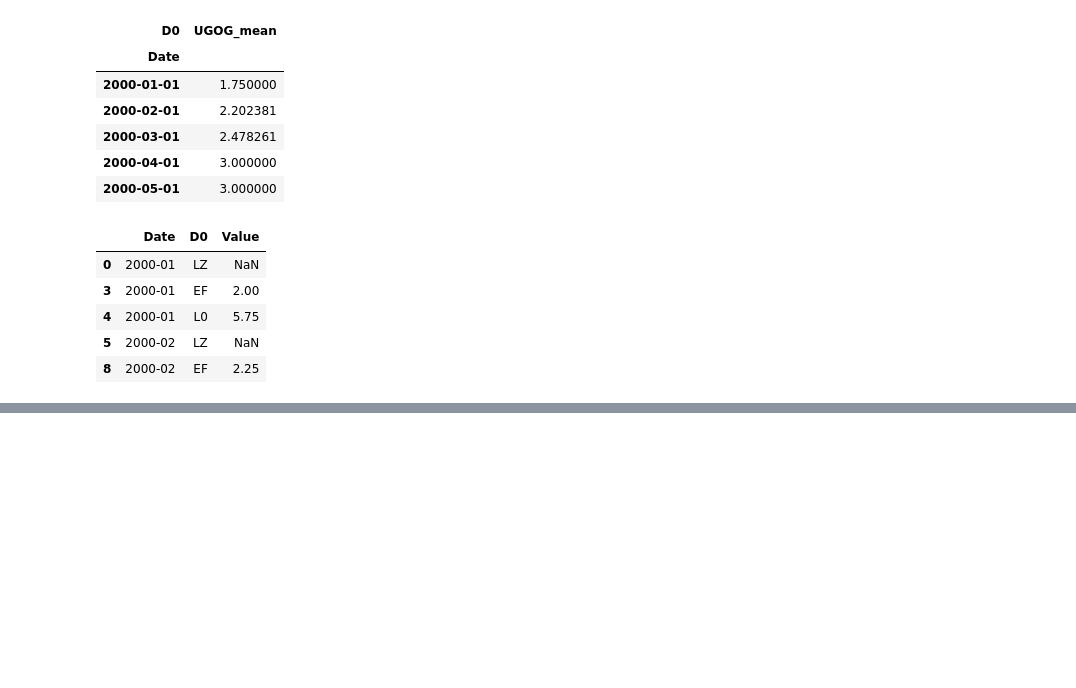
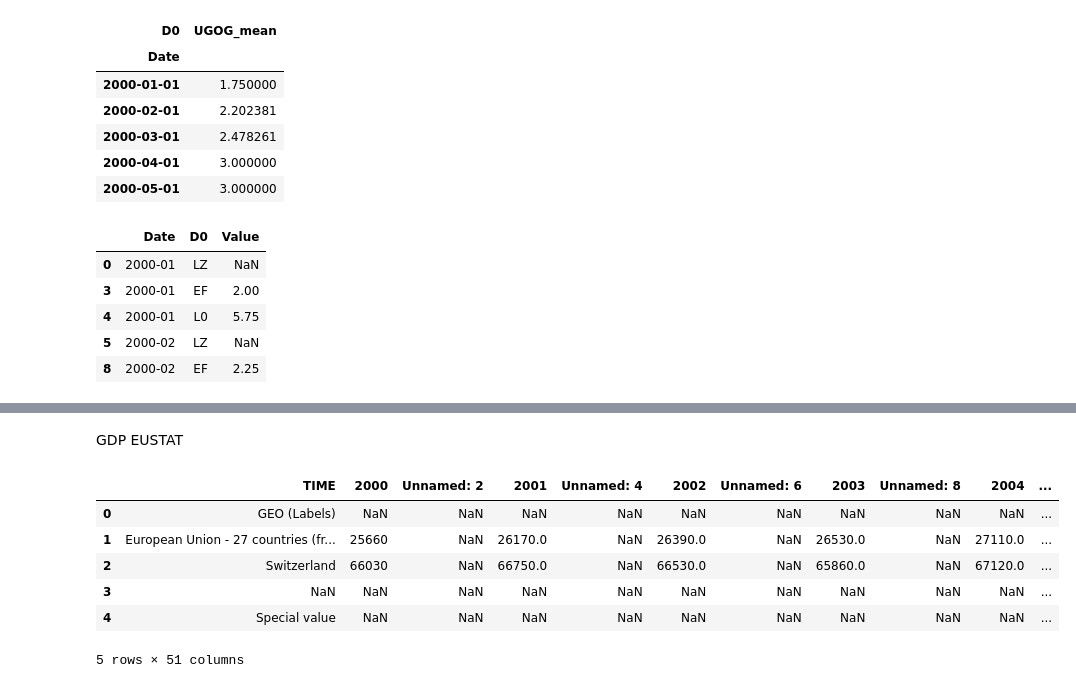
Before and after one commit to NathaFerrari/dataviz_project, a Jupyter notebook: assets/dataviz/scripts/MergeSwitzerlandEconomicsIndex.ipynb, the cells around one changed output, grey strips where cells are left out. Drawn from its saved outputs; the diff is of its cells as text; code cells hidden in the pictures; blank space fills up the shorter version.

```diff
--- a/assets/dataviz/scripts/MergeSwitzerlandEconomicsIndex.ipynb
+++ b/assets/dataviz/scripts/MergeSwitzerlandEconomicsIndex.ipynb
@@ -216,0 +246,13 @@ out.head()
+# %% [markdown]
+GDP EUSTAT
+# %%
+df_gdp_eu = pd.read_excel("../DataSets/gdp_eustat.xlsx", skiprows=8)
+df_gdp_eu.head()
+# %% [output]
+|  | TIME | 2000 | Unnamed: 2 | 2001 | Unnamed: 4 | 2002 | Unnamed: 6 | 2003 | Unnamed: 8 | 2004 | ... |
+| 0 | GEO (Labels) | NaN | NaN | NaN | NaN | NaN | NaN | NaN | NaN | NaN | ... |
+| 1 | European Union - 27 countries (fr... | 25660 | NaN | 26170.0 | NaN | 26390.0 | NaN | 26530.0 | NaN | 27110.0 | ... |
+| 2 | Switzerland | 66030 | NaN | 66750.0 | NaN | 66530.0 | NaN | 65860.0 | NaN | 67120.0 | ... |
+| 3 | NaN | NaN | NaN | NaN | NaN | NaN | NaN | NaN | NaN | NaN | ... |
+| 4 | Special value | NaN | NaN | NaN | NaN | NaN | NaN | NaN | NaN | NaN | ... |
+5 rows × 51 columns
```
Also changed, not shown: parts of 9 cells of this notebook, 1 other file.
